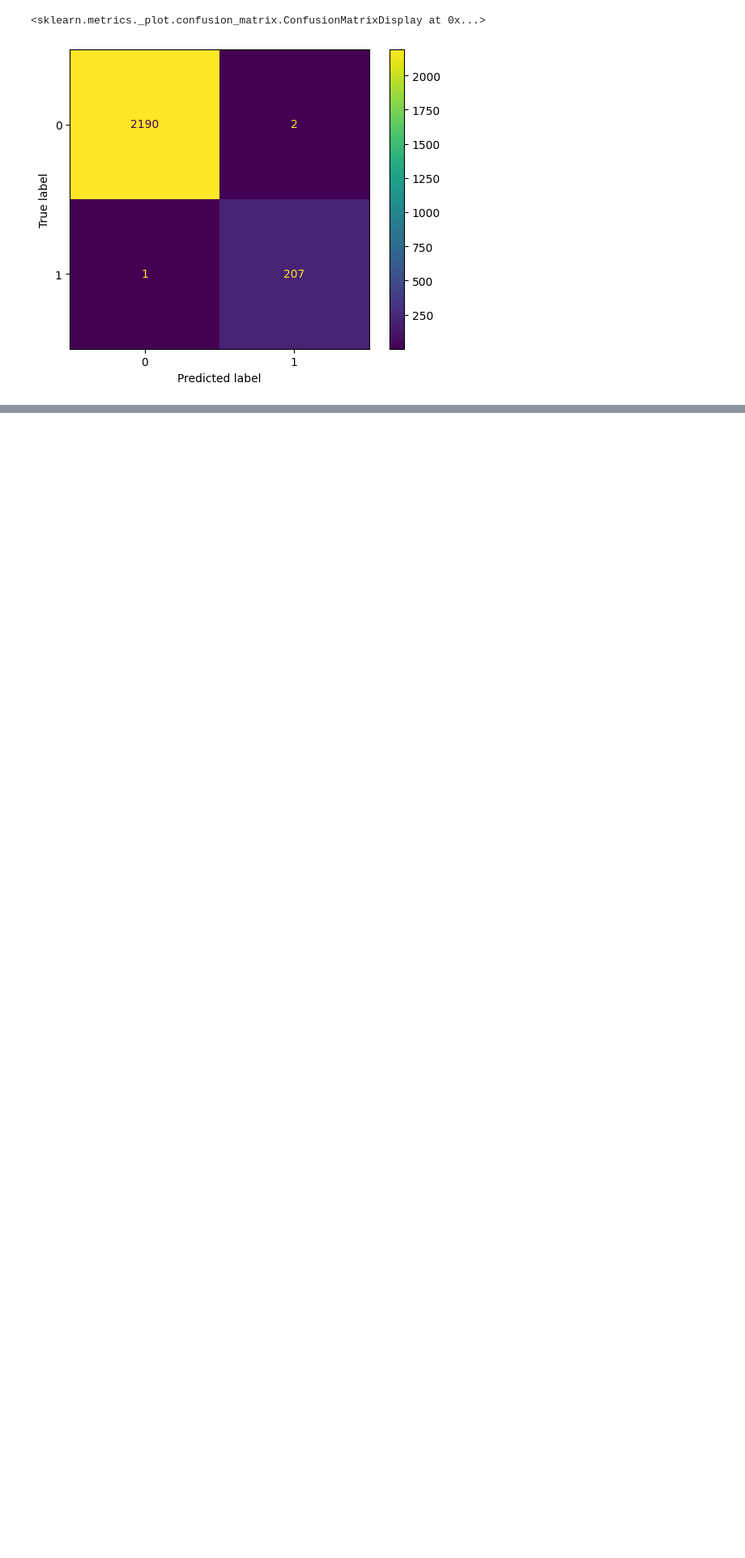
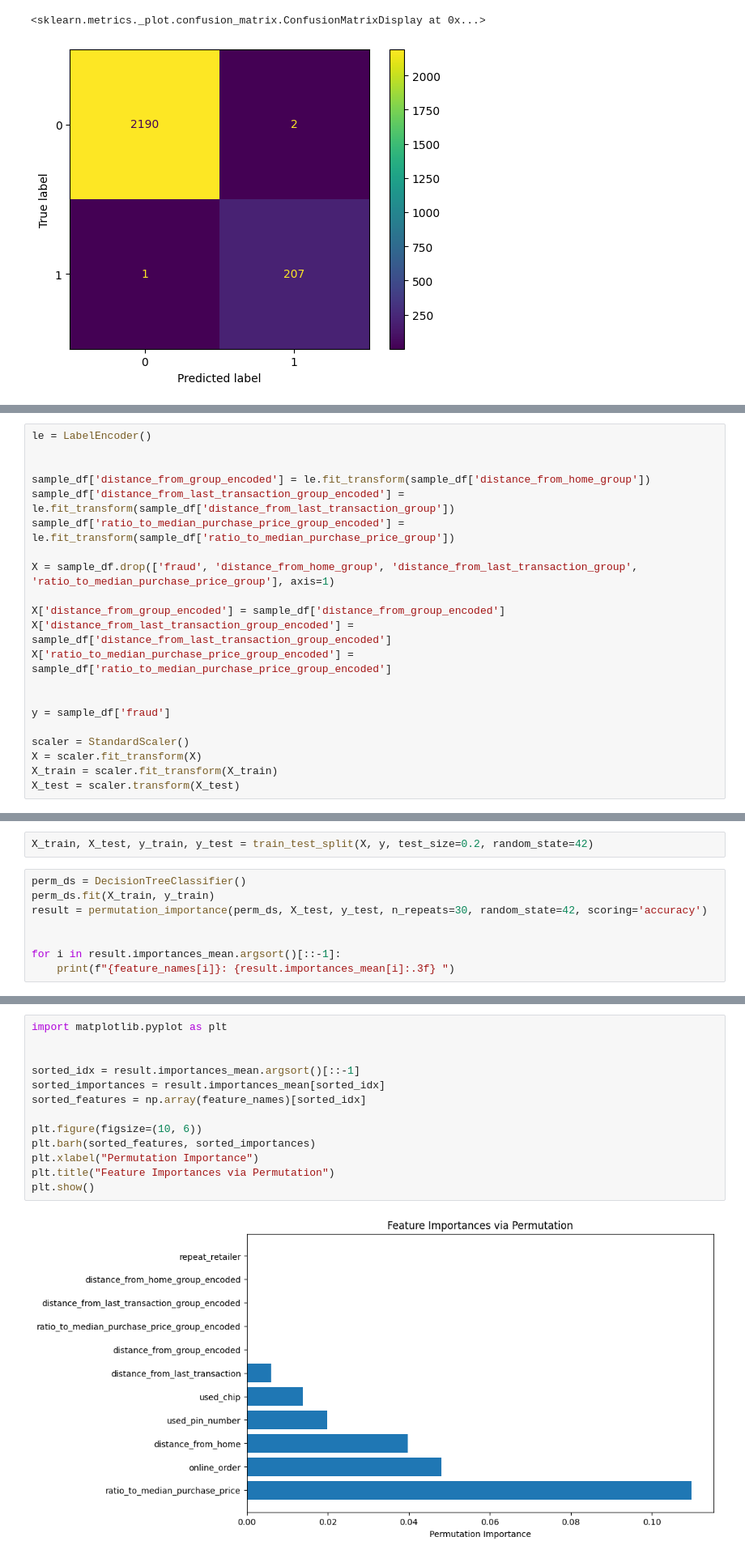
Before and after one commit to sudinara/GitRepo, a Jupyter notebook: Capstone_Credit_Card_Fraud_Detection.ipynb, the cells around one changed output, grey strips where cells are left out. Shown at 81% size. Saved outputs shown, nothing was run; the diff lists cells and outputs as text; blank space fills up the shorter version.

```diff
--- a/Capstone_Credit_Card_Fraud_Detection.ipynb
+++ b/Capstone_Credit_Card_Fraud_Detection.ipynb
@@ -1397,0 +1431,21 @@ Confusion Matrix:
+# %%
+le = LabelEncoder()
+
+
+sample_df['distance_from_group_encoded'] = le.fit_transform(sample_df['distance_from_home_group'])
+sample_df['distance_from_last_transaction_group_encoded'] = le.fit_transform(sample_df['distance_from_last_transaction_group'])
+sample_df['ratio_to_median_purchase_price_group_encoded'] = le.fit_transform(sample_df['ratio_to_median_purchase_price_group'])
+
+X = sample_df.drop(['fraud', 'distance_from_home_group', 'distance_from_last_transaction_group', 'ratio_to_median_purchase_price_group'], axis=1)
+
+X['distance_from_group_encoded'] = sample_df['distance_from_group_encoded']
+X['distance_from_last_transaction_group_encoded'] = sample_df['distance_from_last_transaction_group_encoded']
+X['ratio_to_median_purchase_price_group_encoded'] = sample_df['ratio_to_median_purchase_price_group_encoded']
+
+
+y = sample_df['fraud']
+
+scaler = StandardScaler()
+X = scaler.fit_transform(X)
+X_train = scaler.fit_transform(X_train)
+X_test = scaler.transform(X_test)
@@ -1397,0 +1560,10 @@ Confusion Matrix:
+# %%
+X_train, X_test, y_train, y_test = train_test_split(X, y, test_size=0.2, random_state=42)
+# %%
+perm_ds = DecisionTreeClassifier()
+perm_ds.fit(X_train, y_train)
+result = permutation_importance(perm_ds, X_test, y_test, n_repeats=30, random_state=42, scoring='accuracy')
+
+
+for i in result.importances_mean.argsort()[::-1]:
+    print(f"{feature_names[i]}: {result.importances_mean[i]:.3f} ")
@@ -1397,0 +1582,15 @@ Confusion Matrix:
+# %%
+import matplotlib.pyplot as plt
+
+
+sorted_idx = result.importances_mean.argsort()[::-1]
+sorted_importances = result.importances_mean[sorted_idx]
+sorted_features = np.array(feature_names)[sorted_idx]
+
+plt.figure(figsize=(10, 6))
+plt.barh(sorted_features, sorted_importances)
+plt.xlabel("Permutation Importance")
+plt.title("Feature Importances via Permutation")
+plt.show()
+# %% [output]
+[figure, added]
```
Also changed, not shown: parts of 48 cells of this notebook.
